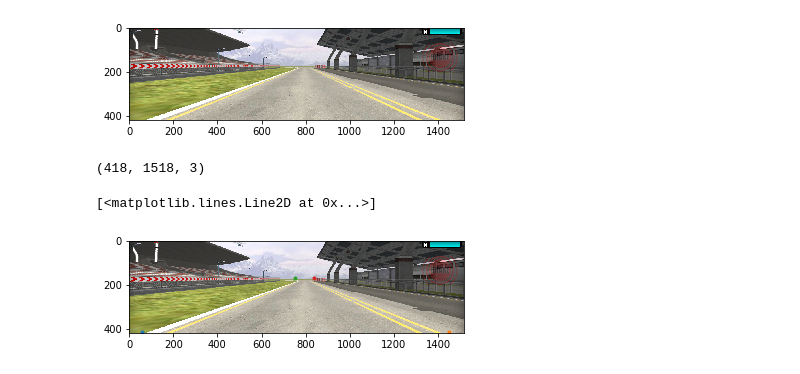
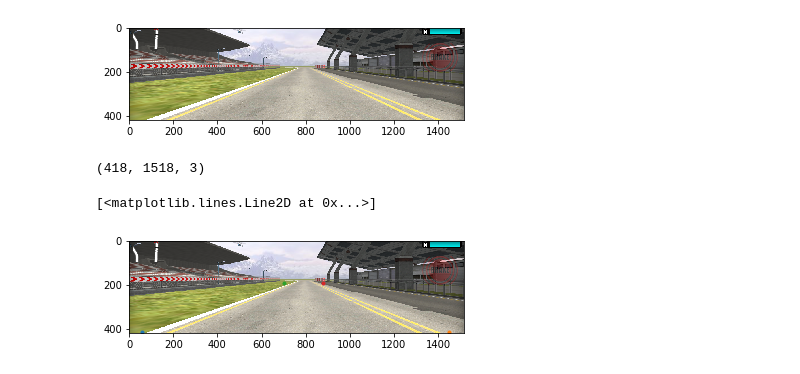
Before and after one commit to aayushrai/Advanced-lane-lines-detection, a Jupyter notebook: Some basics/Perspective Transform.ipynb, the cells around one changed output. Drawn from its saved outputs; the diff is of its cells as text; code cells hidden in the pictures.

```diff
--- a/Some basics/Perspective Transform.ipynb
+++ b/Some basics/Perspective Transform.ipynb
@@ -18,12 +18,12 @@ img.shape
 # %%
 plt.imshow(img)
 plt.plot(60,415,".")
 plt.plot(1450,415,".")
-plt.plot(750,170,".")
-plt.plot(840,170,".")
+plt.plot(700,190,".")
+plt.plot(880,190,".")
 # %% [output]
 [<matplotlib.lines.Line2D at 0x...>]
-[figure, old version]
+[figure, new version]
 # %%
 def Warp(img):
     img_size = (img.shape[1],img.shape[0])
```
Also changed, not shown: parts of 2 cells of this notebook, 1 other file.
